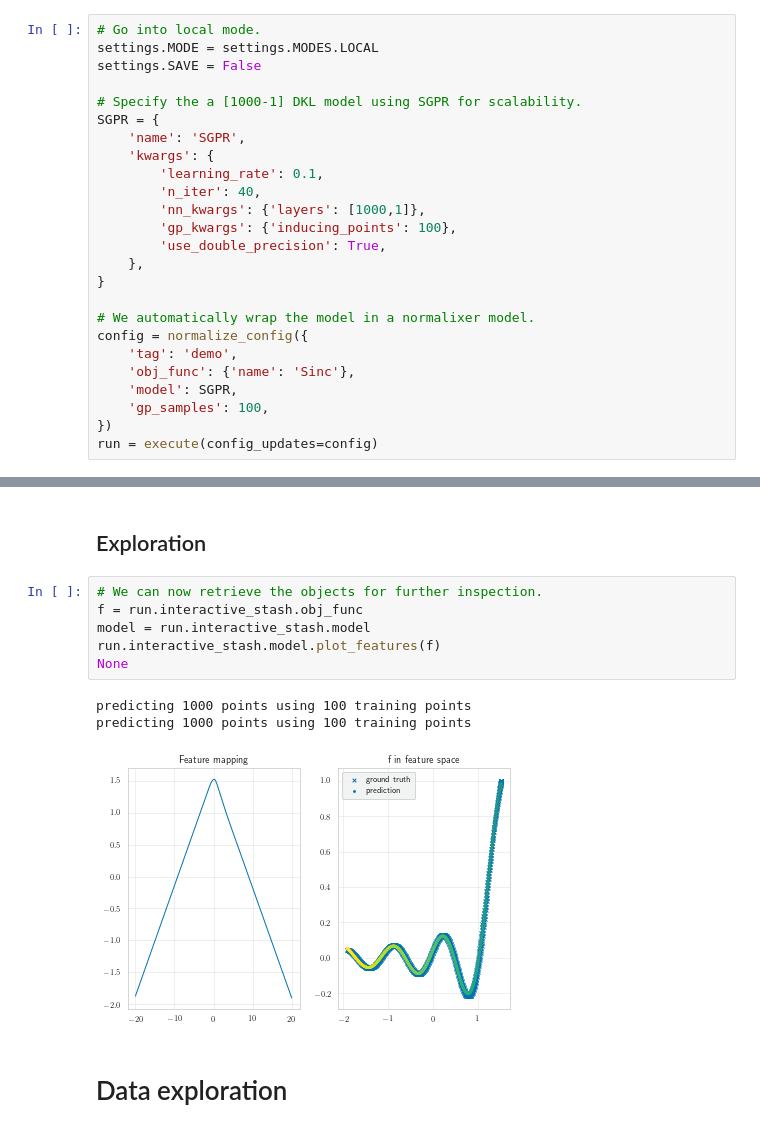
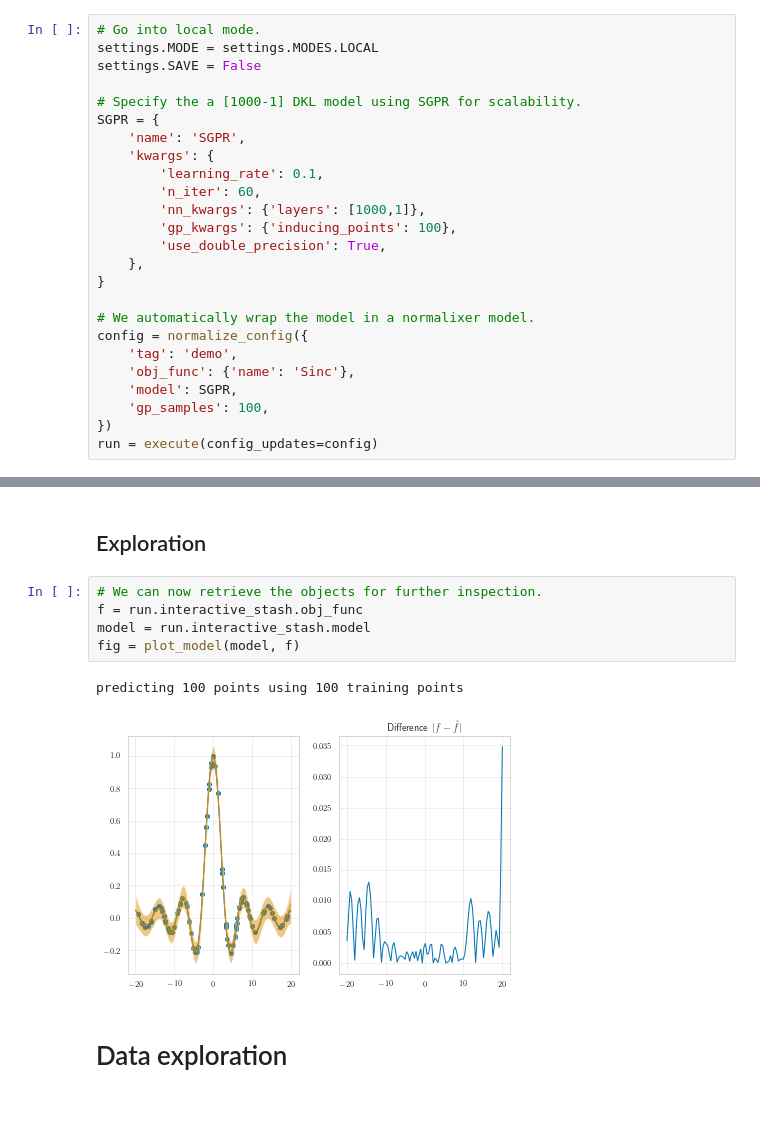
Before and after one commit to tmpethick/thesis-code, a Jupyter notebook: demo.ipynb, the cells around one changed output, grey strips where cells are left out. Saved outputs shown, nothing was run; the diff lists cells and outputs as text.

```diff
--- a/demo.ipynb
+++ b/demo.ipynb
@@ -99,7 +87,7 @@ SGPR = {
     'name': 'SGPR',
     'kwargs': {
         'learning_rate': 0.1,
-        'n_iter': 40,
+        'n_iter': 60,
         'nn_kwargs': {'layers': [1000,1]},
         'gp_kwargs': {'inducing_points': 100},
         'use_double_precision': True,
@@ -148,13 +135,11 @@ INFO - lions - Completed after 0:00:02
 # %%
 # We can now retrieve the objects for further inspection.
 f = run.interactive_stash.obj_func
 model = run.interactive_stash.model
-run.interactive_stash.model.plot_features(f)
-None
+fig = plot_model(model, f)
 # %% [output]
-predicting 1000 points using 100 training points
-predicting 1000 points using 100 training points
+predicting 100 points using 100 training points
-[figure, old version]
+[figure, new version]
 # %% [markdown]
 # Data exploration
 # %%
```
Also changed, not shown: parts of 11 cells of this notebook, 10 other files.
